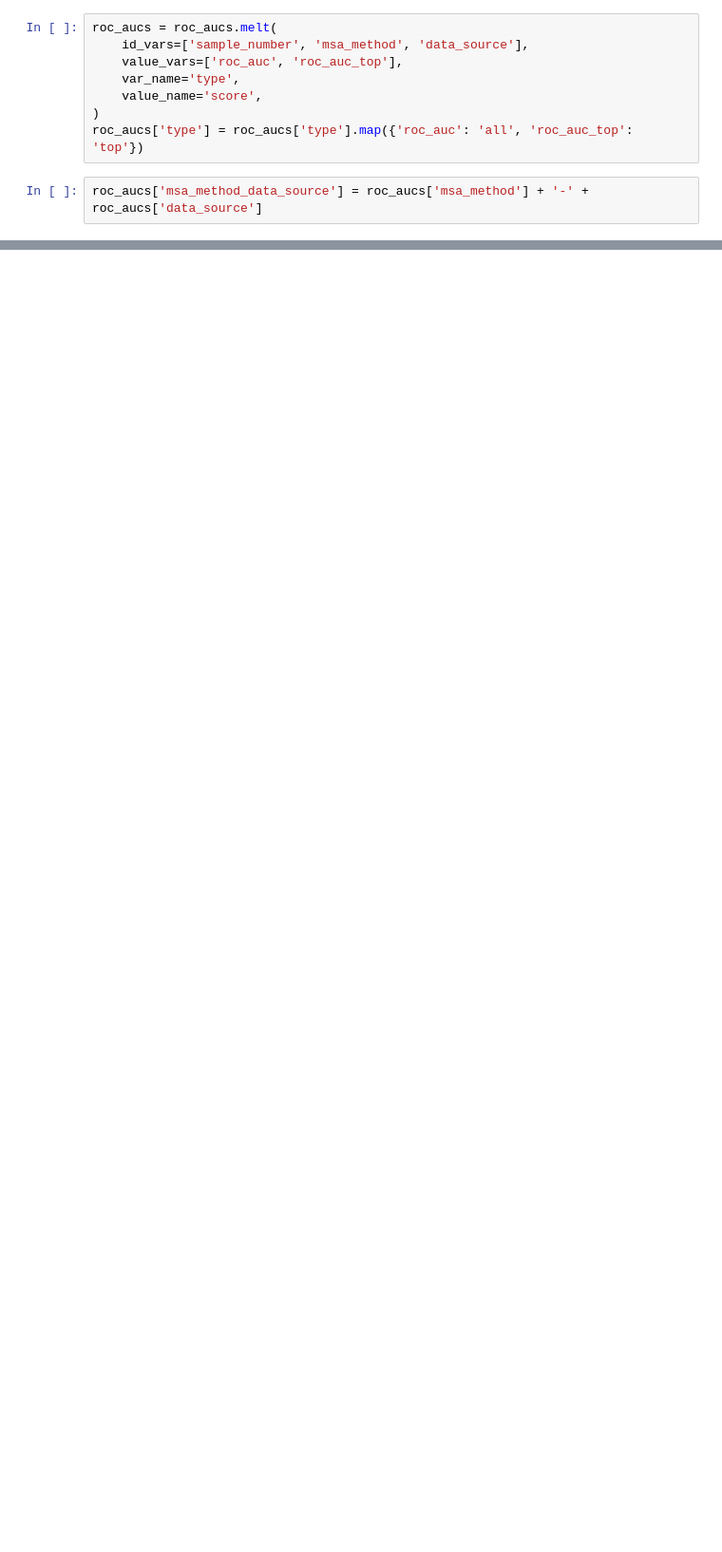
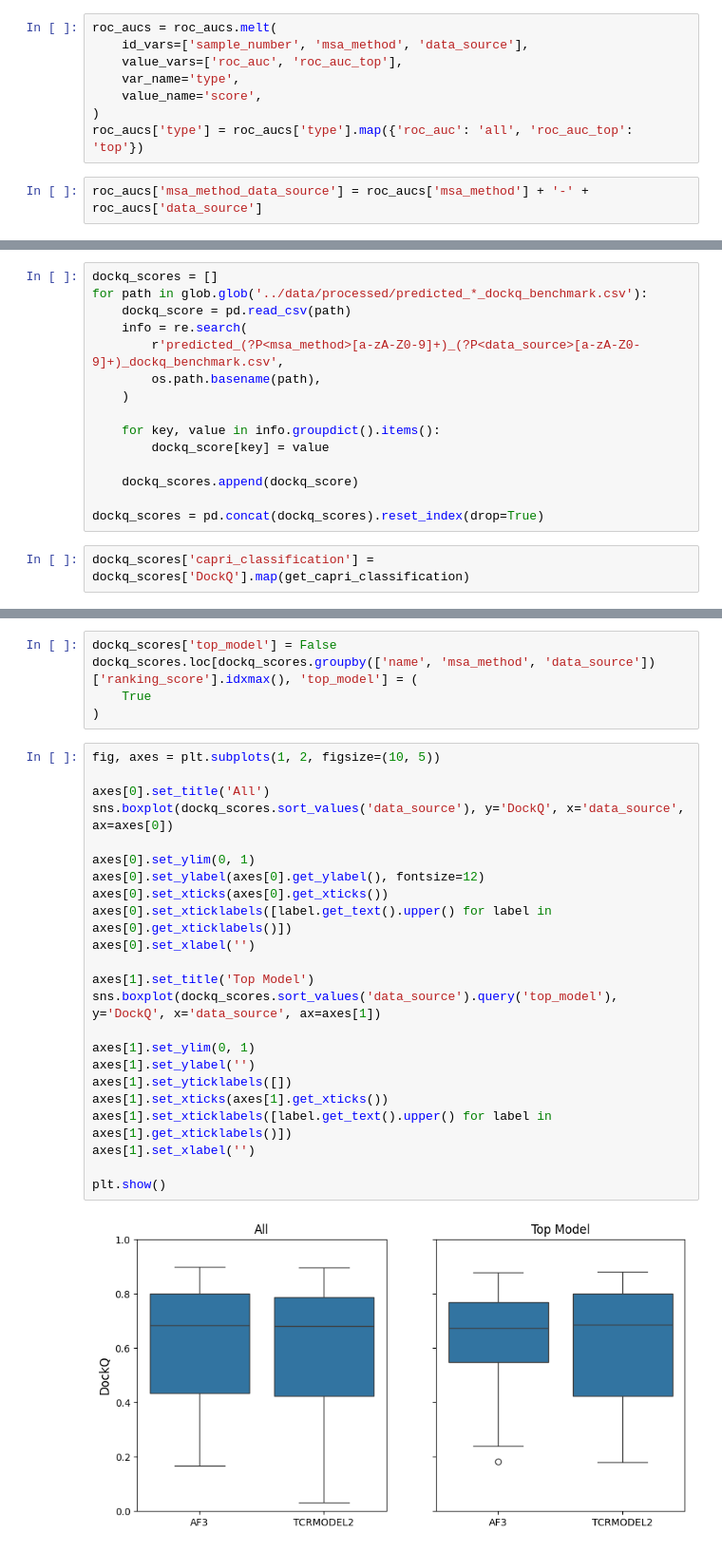
Before and after one commit to benjiemc/tcr-pmhc-predicted-structures, a Jupyter notebook: notebooks/compare_msa_generation.ipynb, the cells around one changed output, grey strips where cells are left out. Shown at 95% size. Drawn from its saved outputs; the diff is of its cells as text; blank space fills up the shorter version.

Commit message:
Add DockQ scores for benchmark structures
Also, refactors shared helper functions in the snakemake workflow
to utils.

```diff
--- a/notebooks/compare_msa_generation.ipynb
+++ b/notebooks/compare_msa_generation.ipynb
@@ -249,0 +279,17 @@ msa_method_data_source:type  4.5988 2.0000 28.0000 0.0187
+# %%
+dockq_scores = []
+for path in glob.glob('../data/processed/predicted_*_dockq_benchmark.csv'):
+    dockq_score = pd.read_csv(path)
+    info = re.search(
+        r'predicted_(?P<msa_method>[a-zA-Z0-9]+)_(?P<data_source>[a-zA-Z0-9]+)_dockq_benchmark.csv',
+        os.path.basename(path),
+    )
+
+    for key, value in info.groupdict().items():
+        dockq_score[key] = value
+
+    dockq_scores.append(dockq_score)
+
+dockq_scores = pd.concat(dockq_scores).reset_index(drop=True)
+# %%
+dockq_scores['capri_classification'] = dockq_scores['DockQ'].map(get_capri_classification)
@@ -249,0 +315,30 @@ msa_method_data_source:type  4.5988 2.0000 28.0000 0.0187
+# %%
+dockq_scores['top_model'] = False
+dockq_scores.loc[dockq_scores.groupby(['name', 'msa_method', 'data_source'])['ranking_score'].idxmax(), 'top_model'] = (
+    True
+)
+# %%
+fig, axes = plt.subplots(1, 2, figsize=(10, 5))
+
+axes[0].set_title('All')
+sns.boxplot(dockq_scores.sort_values('data_source'), y='DockQ', x='data_source', ax=axes[0])
+
+axes[0].set_ylim(0, 1)
+axes[0].set_ylabel(axes[0].get_ylabel(), fontsize=12)
+axes[0].set_xticks(axes[0].get_xticks())
+axes[0].set_xticklabels([label.get_text().upper() for label in axes[0].get_xticklabels()])
+axes[0].set_xlabel('')
+
+axes[1].set_title('Top Model')
+sns.boxplot(dockq_scores.sort_values('data_source').query('top_model'), y='DockQ', x='data_source', ax=axes[1])
+
+axes[1].set_ylim(0, 1)
+axes[1].set_ylabel('')
+axes[1].set_yticklabels([])
+axes[1].set_xticks(axes[1].get_xticks())
+axes[1].set_xticklabels([label.get_text().upper() for label in axes[1].get_xticklabels()])
+axes[1].set_xlabel('')
+
+plt.show()
+# %% [output]
+[figure, added]
```
Also changed, not shown: parts of 14 cells of this notebook, 3 other files.
